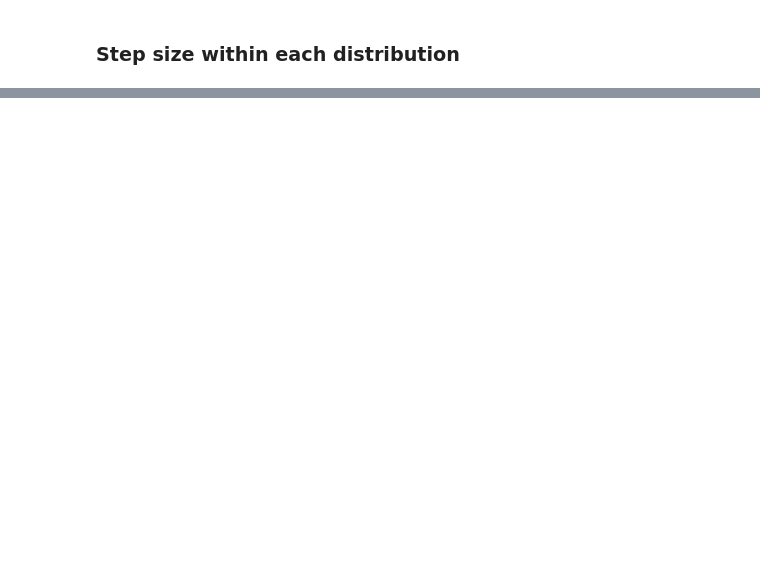
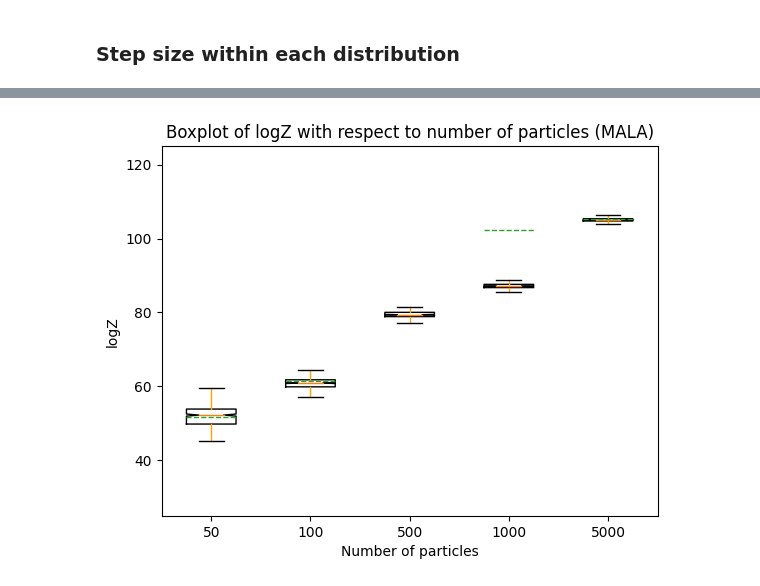
Before and after one commit to alexxthiery/mcjax, a Jupyter notebook: notebooks/sequential_mc/smc_analysis.ipynb, the cells around one changed output, grey strips where cells are left out. Drawn from its saved outputs; the diff is of its cells as text; code cells hidden in the pictures; blank space fills up the shorter version.

```diff
--- a/notebooks/sequential_mc/smc_analysis.ipynb
+++ b/notebooks/sequential_mc/smc_analysis.ipynb
@@ -193,0 +260,20 @@ plt.legend()
+# %%
+num_particles_arr = [50, 100, 500, 1000, 5000]
+num_run = 500
+N = 10
+coefs = jnp.arange(N+1)/N
+GSMC = GeometricSMC(log_gamma_0= log_gamma_0, log_gamma_T= log_gamma_T, coefs=coefs, \
+                    step_size=1, num_substeps=10)
+data1 = {"N_arr": num_particles_arr, "logZ": []}
+for num_particles in num_particles_arr:
+    print("Running with num_particles: ", num_particles)
+    key, key_ = jr.split(key)
+    logZ_arr = mult_run(GSMC, num_particles=num_particles, key=key_, mc_method='MALA', num_run = num_run)
+    data1["logZ"].append(logZ_arr)
+
+data2 = {"N_arr": num_particles_arr, "logZ": []}
+for num_particles in num_particles_arr:
+    print("Running with num_particles: ", num_particles)
+    key, key_ = jr.split(key)
+    logZ_arr = mult_run(GSMC, num_particles=num_particles, key=key_, mc_method='RWM', num_run = num_run)
+    data2["logZ"].append(logZ_arr)
@@ -193,0 +291,14 @@ plt.legend()
+# %%
+# plot boxplot of logZ with confidence interval and mean
+plt.figure()
+positions = np.arange(len(num_particles_arr))
+plt.boxplot(data1["logZ"], positions=positions, showmeans=True, meanline=True, notch=True, showfliers=False, whiskerprops=dict(color='orange'))
+# plt.boxplot(data2["logZ"], positions=positions, showmeans=True, meanline=True, notch=True, showfliers=False, whiskerprops=dict(color='blue'))
+plt.xticks(positions, num_particles_arr)
+plt.xlabel('Number of particles')
+plt.ylabel('logZ')
+plt.ylim(25,125)
+plt.title('Boxplot of logZ with respect to number of particles (MALA)')
+plt.show()
+# %% [output]
+[figure, added]
```
Also changed, not shown: parts of 11 cells of this notebook, 4 other files.
